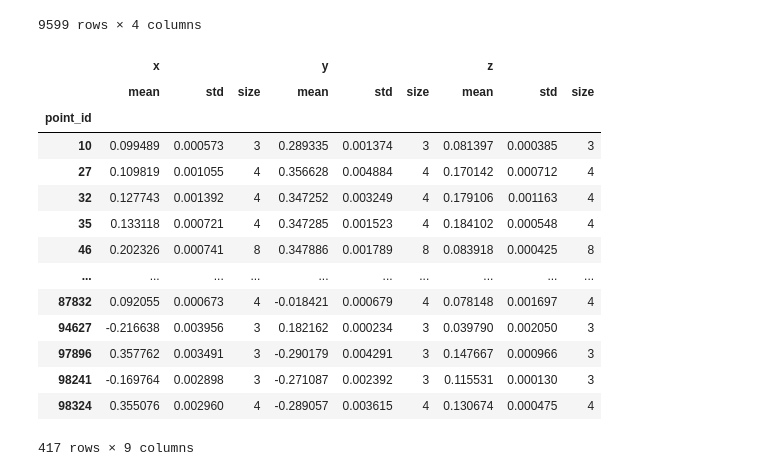
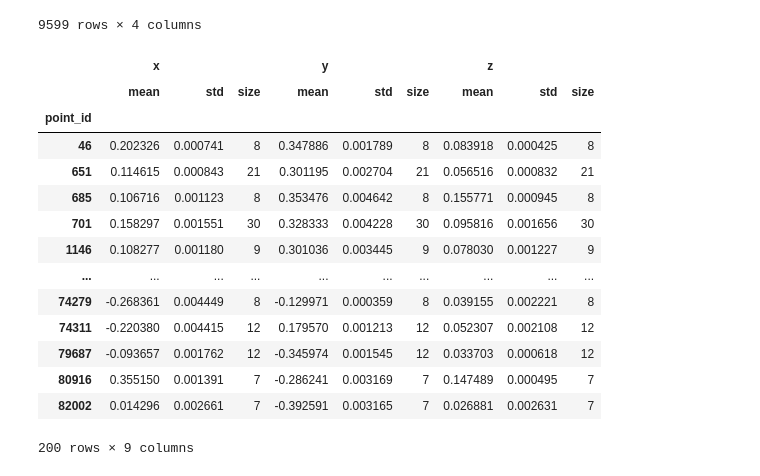
Before and after one commit to FlorianTimm/PhotoBox_Experimente, a Jupyter notebook: Fokus/fokus_faktor_alle_bilder.ipynb, the cells around one changed output. Saved outputs shown, nothing was run; the diff lists cells and outputs as text; code cells hidden in the pictures.

```diff
--- a/Fokus/fokus_faktor_alle_bilder.ipynb
+++ b/Fokus/fokus_faktor_alle_bilder.ipynb
@@ -149,9 +149,20 @@ verknuepfungen
 | 111538 | 133 | 166 | 135 | 65 | 111538 |
 111539 rows × 5 columns
 # %%
-for i, _ in verknuepfungen.iterrows():
-    row = verknuepfungen.iloc[i]
-    # if row.pid % 2000 == 0:
-    #    print(i)
-    verknuepfungen.loc[(verknuepfungen.pid > row.pid) & (
-        verknuepfungen.id1 == row.id2) & (verknuepfungen.idx1 == row.idx2), 'pid'] = row.pid
+pp: pd.DataFrame
+try:
+    pp = pd.read_csv(
+        "/mnt/ssd_daten/Studium/MScGeodaesieGeoinformatik/4_Thesis/bilderserien/TPKarton/passpunkte.csv")
+except:
+    for i, _ in verknuepfungen.iterrows():
+        row = verknuepfungen.iloc[i]
+        # if row.pid % 2000 == 0:
+        #    print(i)
+        verknuepfungen.loc[(verknuepfungen.pid > row.pid) & (
+            verknuepfungen.id1 == row.id2) & (verknuepfungen.idx1 == row.idx2), 'pid'] = row.pid
+
+    pp = pd.concat([verknuepfungen[["pid", "id1", "idx1"]].rename(columns={"id1": "id", "idx1": "idx"}),
+                    verknuepfungen[["pid", "id2", "idx2"]].rename(columns={"id2": "id", "idx2": "idx"})])
+    pp.drop_duplicates(inplace=True)
+    pp.to_csv(
+        "/mnt/ssd_daten/Studium/MScGeodaesieGeoinformatik/4_Thesis/bilderserien/TPKarton/passpunkte.csv")
@@ -320,10 +321,10 @@ vz_param = [2.63572488e+01,  6.31322513e-01, -9.88069511e+00,  2.92706002e+01,
 #         "v3f", "v4f", "v5f"]] = vz_param
 
 
-def calibrate(f, parameter=vz_param) -> tuple:
+def calibrate(f, parameter=vz_param, f_offset=0, x_offset=0, y_offset=0) -> tuple:
     x = parameter
     cameraMatrix = np.array(
-        [[3385+x[0]+x[3]*f, 0, 2304+x[1]], [0, 3385+x[0]+x[3]*f, 1296+x[2]], [0, 0, 1]])
+        [[3385+x[0]+x[3]*f + f_offset, 0, 2304+x[1]+x_offset], [0, 3385+x[0]+x[3]*f + f_offset, 1296+x[2]+y_offset], [0, 0, 1]])
     distCoeffs = np.array([x[4:9]])*f
     return cameraMatrix, distCoeffs
 # %%
@@ -642,6 +643,9 @@ coords
 | 162 | 0.376886 | 0.220372 | 0.209798 |
 | 163 | 0.400352 | 0.196171 | 0.209473 |
 83 rows × 3 columns
+# %%
+coords[['wx', 'wy', 'wz']] = res.x[9 +
+                                   numCamParams*numCams:].reshape(-1, numPosParams)
 # %%
 import matplotlib.pyplot as plt
 nr = bilder.sample(1).index[0]
@@ -873,26 +877,26 @@ p
 # %%
 
 p = p.groupby("point_id").agg(['mean', 'std', 'size'])
 threshold = 0.005
 p = p[(p[('x', 'std')] < threshold) & (p[('y', 'std')] < threshold) & (
-    p[('z', 'std')] < threshold) & (p[('x', 'size')] > 2)]
+    p[('z', 'std')] < threshold) & (p[('x', 'size')] > 5)]
 p
 # %% [output]
 |  | x |  |  | y |  |  | z |  |  |
 |  | mean | std | size | mean | std | size | mean | std | size |
 | point_id |  |  |  |  |  |  |  |  |  |
-| 10 | 0.099489 | 0.000573 | 3 | 0.289335 | 0.001374 | 3 | 0.081397 | 0.000385 | 3 |
-| 27 | 0.109819 | 0.001055 | 4 | 0.356628 | 0.004884 | 4 | 0.170142 | 0.000712 | 4 |
-| 32 | 0.127743 | 0.001392 | 4 | 0.347252 | 0.003249 | 4 | 0.179106 | 0.001163 | 4 |
-| 35 | 0.133118 | 0.000721 | 4 | 0.347285 | 0.001523 | 4 | 0.184102 | 0.000548 | 4 |
 | 46 | 0.202326 | 0.000741 | 8 | 0.347886 | 0.001789 | 8 | 0.083918 | 0.000425 | 8 |
+| 651 | 0.114615 | 0.000843 | 21 | 0.301195 | 0.002704 | 21 | 0.056516 | 0.000832 | 21 |
+| 685 | 0.106716 | 0.001123 | 8 | 0.353476 | 0.004642 | 8 | 0.155771 | 0.000945 | 8 |
+| 701 | 0.158297 | 0.001551 | 30 | 0.328333 | 0.004228 | 30 | 0.095816 | 0.001656 | 30 |
+| 1146 | 0.108277 | 0.001180 | 9 | 0.301036 | 0.003445 | 9 | 0.078030 | 0.001227 | 9 |
 | ... | ... | ... | ... | ... | ... | ... | ... | ... | ... |
-| 87832 | 0.092055 | 0.000673 | 4 | -0.018421 | 0.000679 | 4 | 0.078148 | 0.001697 | 4 |
-| 94627 | -0.216638 | 0.003956 | 3 | 0.182162 | 0.000234 | 3 | 0.039790 | 0.002050 | 3 |
-| 97896 | 0.357762 | 0.003491 | 3 | -0.290179 | 0.004291 | 3 | 0.147667 | 0.000966 | 3 |
-| 98241 | -0.169764 | 0.002898 | 3 | -0.271087 | 0.002392 | 3 | 0.115531 | 0.000130 | 3 |
-| 98324 | 0.355076 | 0.002960 | 4 | -0.289057 | 0.003615 | 4 | 0.130674 | 0.000475 | 4 |
+| 74279 | -0.268361 | 0.004449 | 8 | -0.129971 | 0.000359 | 8 | 0.039155 | 0.002221 | 8 |
+| 74311 | -0.220380 | 0.004415 | 12 | 0.179570 | 0.001213 | 12 | 0.052307 | 0.002108 | 12 |
+| 79687 | -0.093657 | 0.001762 | 12 | -0.345974 | 0.001545 | 12 | 0.033703 | 0.000618 | 12 |
+| 80916 | 0.355150 | 0.001391 | 7 | -0.286241 | 0.003169 | 7 | 0.147489 | 0.000495 | 7 |
+| 82002 | 0.014296 | 0.002661 | 7 | -0.392591 | 0.003165 | 7 | 0.026881 | 0.002631 | 7 |
-417 rows × 9 columns
+200 rows × 9 columns
 # %%
 points = p[[('x', 'mean'), ('y', 'mean'), ('z', 'mean')]].droplevel(1, 1)
 merge.merge(points, on='point_id', how='inner')
```
Also changed, not shown: parts of 27 cells of this notebook.
